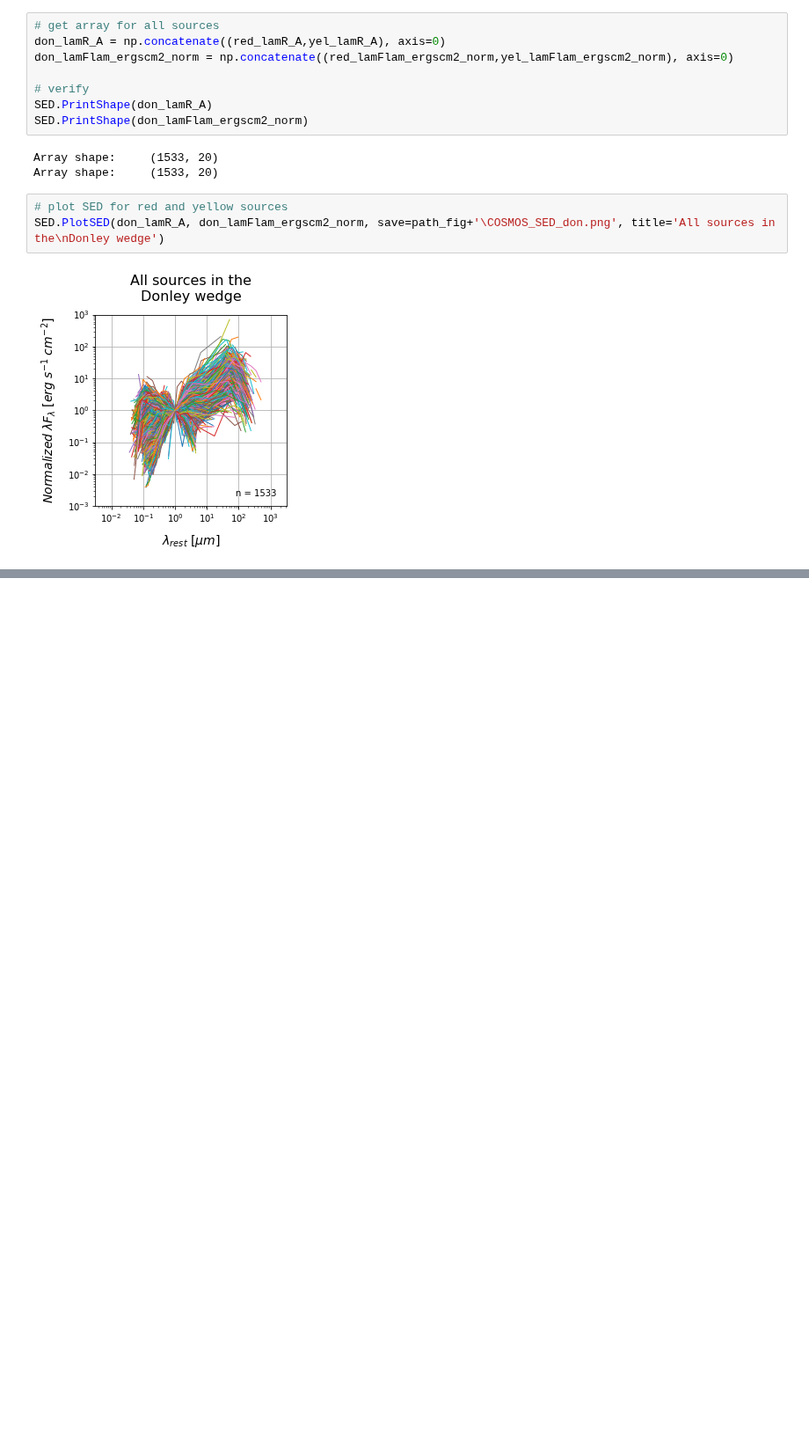
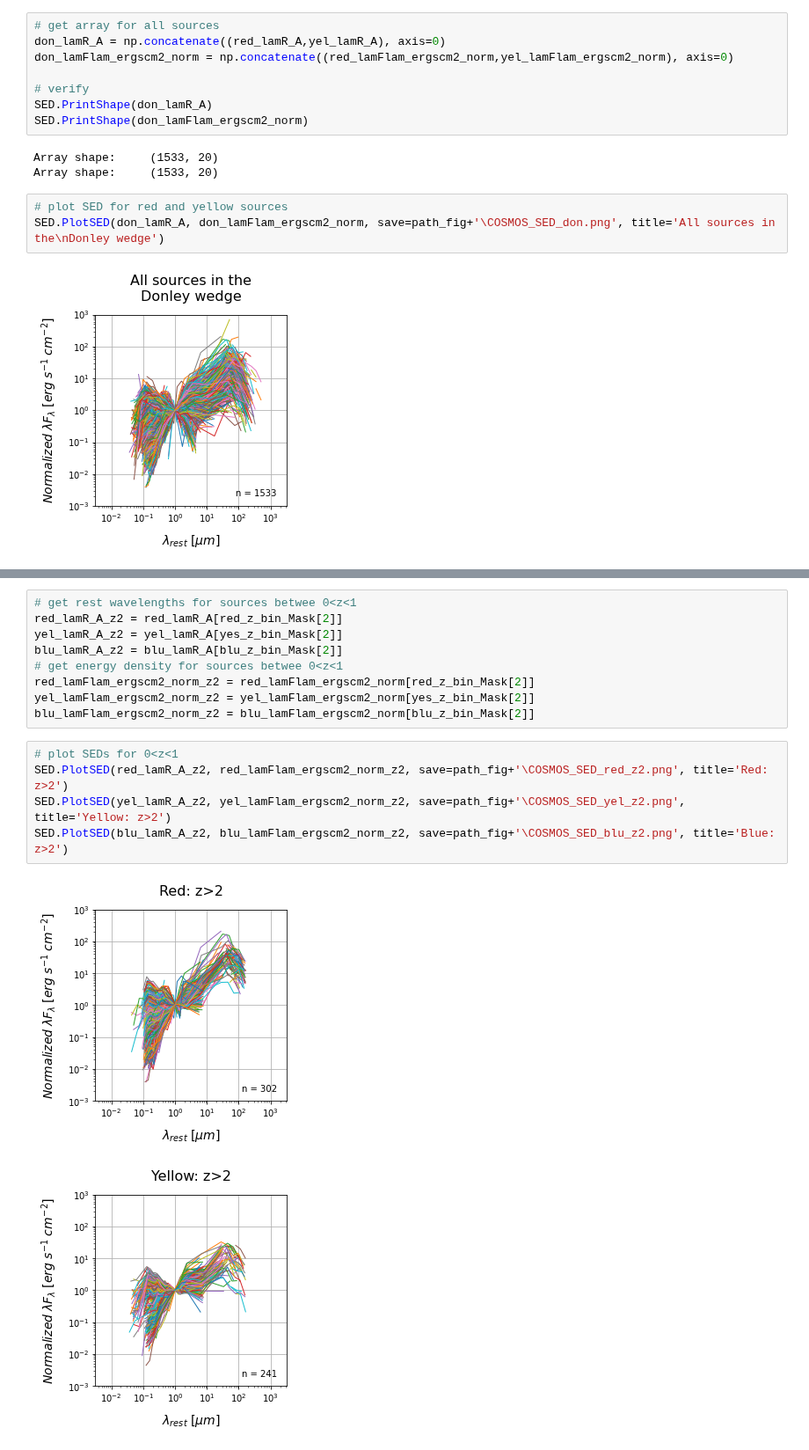
Before and after one commit to parallax-xallaraq/IfA-REU-Project, a Jupyter notebook: Code/Make_SED_RedYelBlu.ipynb, the cells around one changed output, grey strips where cells are left out. Shown at 88% size. Cells and saved outputs as stored; diff of their text form; blank space fills up the shorter version.

```diff
--- a/Code/Make_SED_RedYelBlu.ipynb
+++ b/Code/Make_SED_RedYelBlu.ipynb
@@ -185,0 +237,17 @@ SED.PlotSED(don_lamR_A, don_lamFlam_ergscm2_norm, save=path_fig+'\COSMOS_SED_don
+# %%
+# get rest wavelengths for sources betwee 0<z<1
+red_lamR_A_z2 = red_lamR_A[red_z_bin_Mask[2]]
+yel_lamR_A_z2 = yel_lamR_A[yes_z_bin_Mask[2]]
+blu_lamR_A_z2 = blu_lamR_A[blu_z_bin_Mask[2]]
+# get energy density for sources betwee 0<z<1
+red_lamFlam_ergscm2_norm_z2 = red_lamFlam_ergscm2_norm[red_z_bin_Mask[2]]
+yel_lamFlam_ergscm2_norm_z2 = yel_lamFlam_ergscm2_norm[yes_z_bin_Mask[2]]
+blu_lamFlam_ergscm2_norm_z2 = blu_lamFlam_ergscm2_norm[blu_z_bin_Mask[2]]
+# %%
+# plot SEDs for 0<z<1
+SED.PlotSED(red_lamR_A_z2, red_lamFlam_ergscm2_norm_z2, save=path_fig+'\COSMOS_SED_red_z2.png', title='Red: z>2')
+SED.PlotSED(yel_lamR_A_z2, yel_lamFlam_ergscm2_norm_z2, save=path_fig+'\COSMOS_SED_yel_z2.png', title='Yellow: z>2')
+SED.PlotSED(blu_lamR_A_z2, blu_lamFlam_ergscm2_norm_z2, save=path_fig+'\COSMOS_SED_blu_z2.png', title='Blue:  z>2')
+# %% [output]
+[figure, added]
+[figure, added]
```
Also changed, not shown: parts of 8 cells of this notebook, 9 other files.
